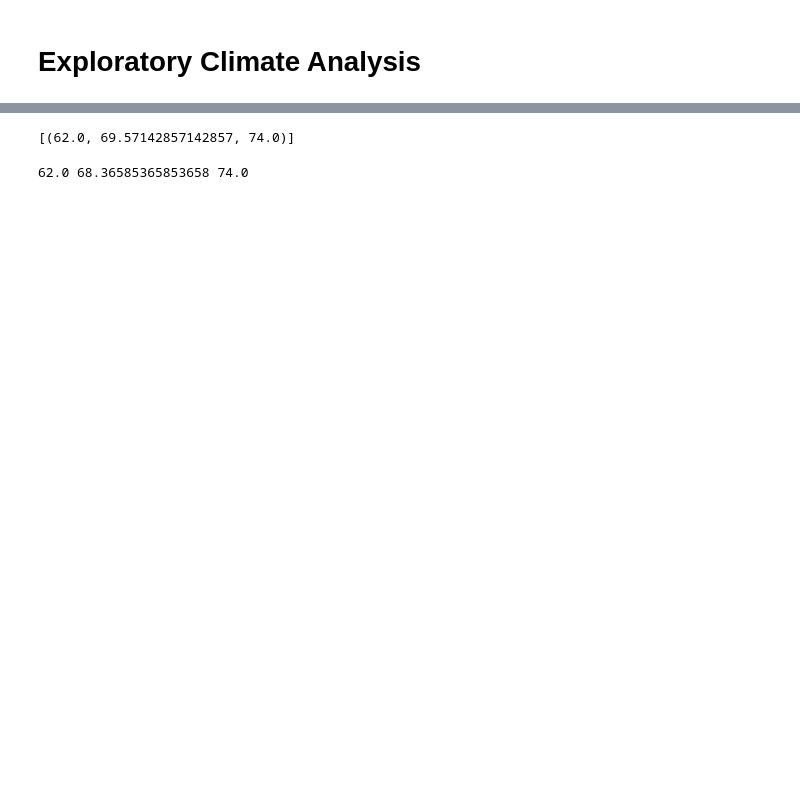
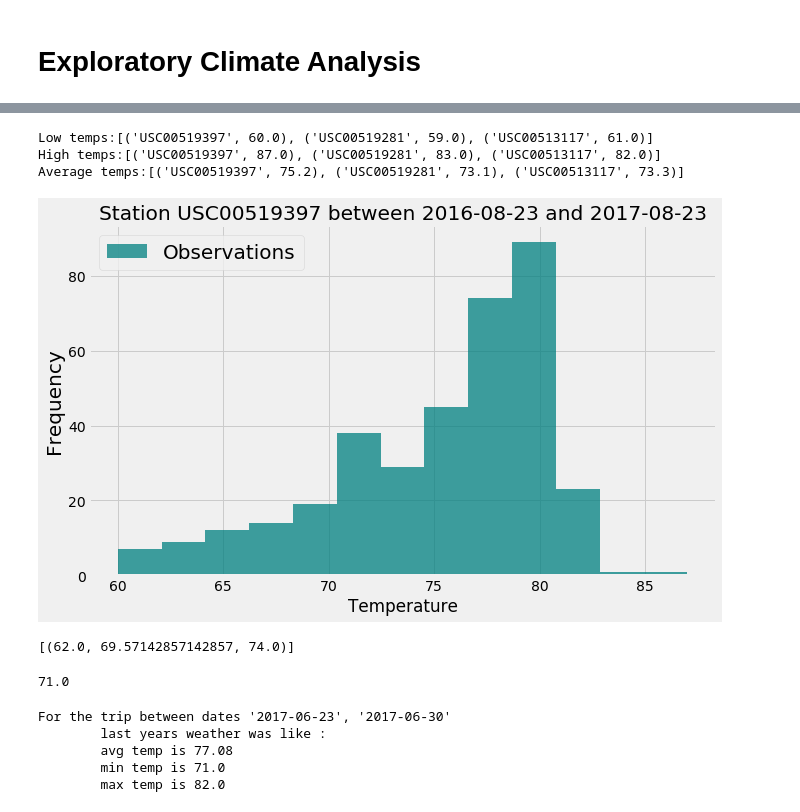
Before and after one commit to XanderRoy/SQL-Alchemy-Climate, a Jupyter notebook: climate_starter.ipynb, the cells around one changed output, grey strips where cells are left out. Cells and saved outputs as stored; diff of their text form; code cells hidden in the pictures; blank space fills up the shorter version.

```diff
--- a/climate_starter.ipynb
+++ b/climate_starter.ipynb
@@ -106,3 +147,52 @@ sqlalchemy.ext.automap.measurement
+# %%
+# Using the station id from the previous query, calculate the lowest temperature recorded,
+# highest temperature recorded, and average temperature most active station?
+
+lowest = session.query(Measurement.station,func.min(Measurement.tobs)).\
+filter(Measurement.date.between(one_year_date,most_recent_date)).\
+group_by(Measurement.station).\
+order_by(func.count(Measurement.prcp).desc()).limit(3).all()
+
+highest = session.query(Measurement.station,func.max(Measurement.tobs)).\
+filter(Measurement.date.between(one_year_date,most_recent_date)).\
+group_by(Measurement.station).\
+order_by(func.count(Measurement.prcp).desc()).limit(3).all()
+
+average = session.query(Measurement.station, func.avg(Measurement.tobs)).\
+filter(Measurement.date.between(one_year_date,most_recent_date)).\
+group_by(Measurement.station).\
+order_by(func.count(Measurement.prcp).desc()).limit(3).all()
+average = [(average[n][0], round(average[n][1],1)) for n in range(len(average))]
+
+print(f'Low temps:{lowest}')
+print(f'High temps:{highest}')
+print(f'Average temps:{average}')
+# %% [output]
+Low temps:[('USC00519397', 60.0), ('USC00519281', 59.0), ('USC00513117', 61.0)]
+High temps:[('USC00519397', 87.0), ('USC00519281', 83.0), ('USC00513117', 82.0)]
+Average temps:[('USC00519397', 75.2), ('USC00519281', 73.1), ('USC00513117', 73.3)]
+# %%
+# Choose the station with the highest number of temperature observations.
+Most_poppin_station=session.query(Measurement.station,func.count(Measurement.tobs)).\
+filter(Measurement.date.between(one_year_date,most_recent_date)).\
+group_by(Measurement.station).\
+order_by(func.count(Measurement.tobs).desc()).first()
+Most_poppin_station = Most_poppin_station[0]
+date_range =  'between ' + one_year_date + ' and ' +most_recent_date
+
+
+# Query the last 12 months of temperature observation data for this station and plot the results as a histogram
+One_year_Data=pd.DataFrame(session.query(Measurement.station,Measurement.date,Measurement.tobs).\
+filter(and_(Measurement.date.between(one_year_date,most_recent_date),
+       (Measurement.station == Most_poppin_station))).all())
+fig=plt.figure(figsize=(10,6));
+n, bins, patches=plt.hist(One_year_Data.tobs,13,facecolor='teal', alpha=0.75);
+plt.ylabel("Frequency",fontsize=20);
+plt.title(f"Station {Most_poppin_station} {date_range}");
+plt.xlabel("Temperature")
+plt.legend(['Observations'],loc='best',fontsize=20);
+# %% [output]
+[figure, added]
 # %%
 # This function called `calc_temps` will accept start date and end date in the format '%Y-%m-%d'
 # and return the minimum, average, and maximum temperatures for that range of dates
@@ -124,11 +214,25 @@ def calc_temps(start_date, end_date):
 print(calc_temps('2012-02-28', '2012-03-05'))
 # %% [output]
 [(62.0, 69.57142857142857, 74.0)]
+# %%
+trip_weather[0][0]
+# %% [output]
+71.0
 # %%
 # Use your previous function `calc_temps` to calculate the tmin, tavg, and tmax
-# for your trip using the previous year's data for those same dates.
+# for your trip using the previous year's data for those same dates
+trip_weather = (calc_temps('2017-06-23', '2017-06-30'))
+print(f"For the trip between dates '2017-06-23', '2017-06-30' \n\
+        last years weather was like : \n\
+        avg temp is {trip_weather[0][1]}\n\
+        min temp is {trip_weather[0][0]}\n\
+        max temp is {trip_weather[0][2]}")
 # %% [output]
-62.0 68.36585365853658 74.0
+For the trip between dates '2017-06-23', '2017-06-30'
+        last years weather was like :
+        avg temp is 77.08
+        min temp is 71.0
+        max temp is 82.0
 # %%
 # Plot the results from your previous query as a bar chart.
 # Use "Trip Avg Temp" as your Title
```
Also changed, not shown: parts of 22 cells of this notebook.
